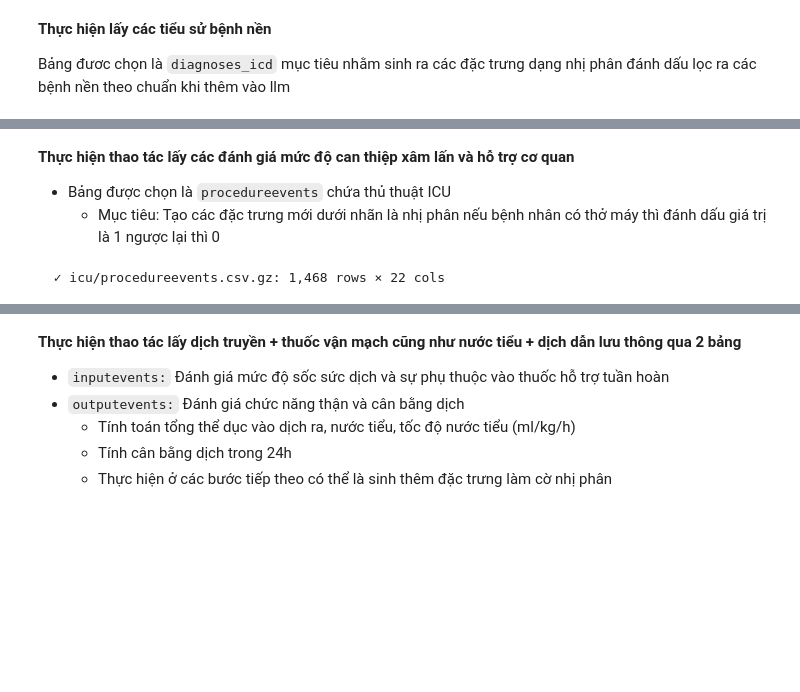
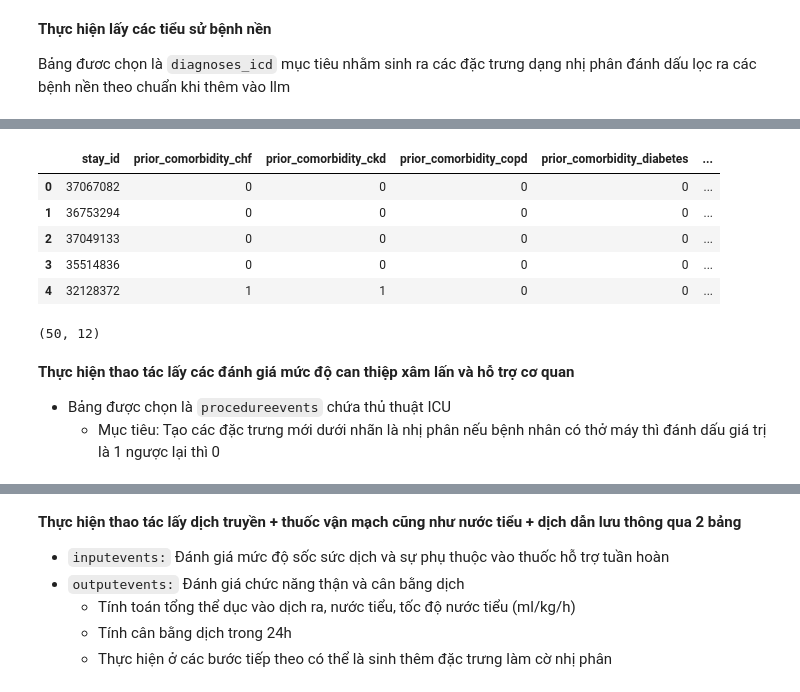
Before and after one commit to TienNguyen0712/hybrid-llm-tabular-pipeline-for-icu-mortality-prediction, a Jupyter notebook: mimic_iv_rag_pipeline_demo.ipynb, the cells around one changed output, grey strips where cells are left out. Drawn from its saved outputs; the diff is of its cells as text; code cells hidden in the pictures; blank space fills up the shorter version.

```diff
--- a/mimic_iv_rag_pipeline_demo.ipynb
+++ b/mimic_iv_rag_pipeline_demo.ipynb
@@ -718,43 +1028,3 @@ prescriptions   = load("hosp",  "prescriptions.csv.gz")
 **Thực hiện lấy các tiểu sử bệnh nền**
 
 Bảng đươc chọn là `diagnoses_icd` mục tiêu nhằm sinh ra các đặc trưng dạng nhị phân đánh dấu lọc ra các bệnh nền theo chuẩn khi thêm vào llm
-# %%
-def process_prior_comorbidities(
-    diagnoses_icd_df: pd.DataFrame,
-    admissions_df: pd.DataFrame,
-    cohort_df: pd.DataFrame,
-    icd_patterns: Dict[str, List[str]] = {
-        'comorbidity_diabetes': ['250', 'E10', 'E11'],
-        'comorbidity_ckd': ['585', 'N18'],
-        'comorbidity_copd': ['496', 'J44'],
-        'comorbidity_chf': ['428', 'I50']
-    }
-) -> pd.DataFrame:
-    """
-    Trích xuất tiền sử bệnh nền TỪ CÁC ĐỢT NHẬP VIỆN TRƯỚC ĐÓ để đảm bảo hoàn toàn không bị Leakage.
-    """
-    result = pd.DataFrame({'stay_id': cohort_df['stay_id'].unique()})
-
-    # Lấy danh sách đợt nhập viện cũ có dischtime < intime của đợt hiện tại
-    diag_with_time = diagnoses_icd_df.merge(
-        admissions_df[['subject_id', 'hadm_id', 'dischtime']],
-        on=['subject_id', 'hadm_id'],
-        how='inner'
-    )
-
-    prior_diags = diag_with_time.merge(
-        cohort_df[['stay_id', 'subject_id', 'intime']],
-        on='subject_id',
-        how='inner'
-    )
-
-    # ĐIỀU KIỆN QUAN TRỌNG: Chỉ lấy chẩn đoán của đợt nằm viện ĐÃ KẾT THÚC trước khi vào ICU đợt này
-    prior_diags['dischtime'] = pd.to_datetime(prior_diags['dischtime'])
-    prior_diags = prior_diags[prior_diags['dischtime'] < prior_diags['intime']].copy()
-
-    for comorb_name, codes in icd_patterns.items():
-        pattern = '^(' + '|'.join(codes) + ')'
-        matched_stays = prior_diags[prior_diags['icd_code'].astype(str).str.contains(pattern, na=False)]['stay_id'].unique()
-        result[comorb_name] = result['stay_id'].isin(matched_stays).astype(int)
-
-    return result
@@ -764,3 +1158,18 @@ admissions     = load("hosp", "admissions.csv.gz")
+# %%
+icd_comorbidities = process_prior_comorbidities(diagnoses_icd, admissions, train_df, icd_patterns)
+# %%
+icd_comorbidities.head()
+# %% [output]
+|  | stay_id | prior_comorbidity_chf | prior_comorbidity_ckd | prior_comorbidity_copd | prior_comorbidity_diabetes | ... |
+| 0 | 37067082 | 0 | 0 | 0 | 0 | ... |
+| 1 | 36753294 | 0 | 0 | 0 | 0 | ... |
+| 2 | 37049133 | 0 | 0 | 0 | 0 | ... |
+| 3 | 35514836 | 0 | 0 | 0 | 0 | ... |
+| 4 | 32128372 | 1 | 1 | 0 | 0 | ... |
+# %%
+icd_comorbidities.shape
+# %% [output]
+(50, 12)
 # %% [markdown]
 **Thực hiện thao tác lấy các đánh giá mức độ can thiệp xâm lấn và hỗ trợ cơ quan**
 
@@ -790,4 +1177,0 @@ def extract_raw_procedure_features(
-# %%
-procedureevents  = load("icu",  "procedureevents.csv.gz")
-# %% [output]
-  ✓ icu/procedureevents.csv.gz: 1,468 rows × 22 cols
```
Also changed, not shown: parts of 35 cells of this notebook.
